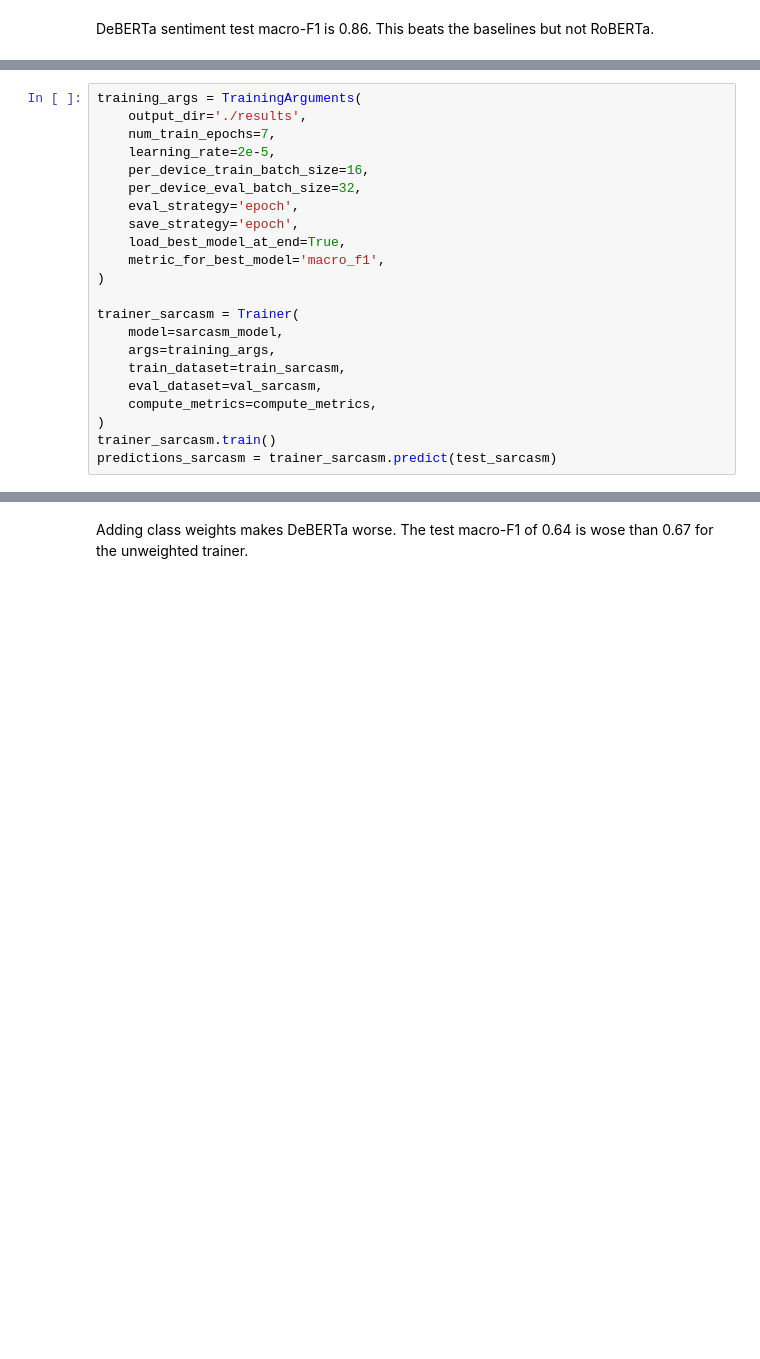
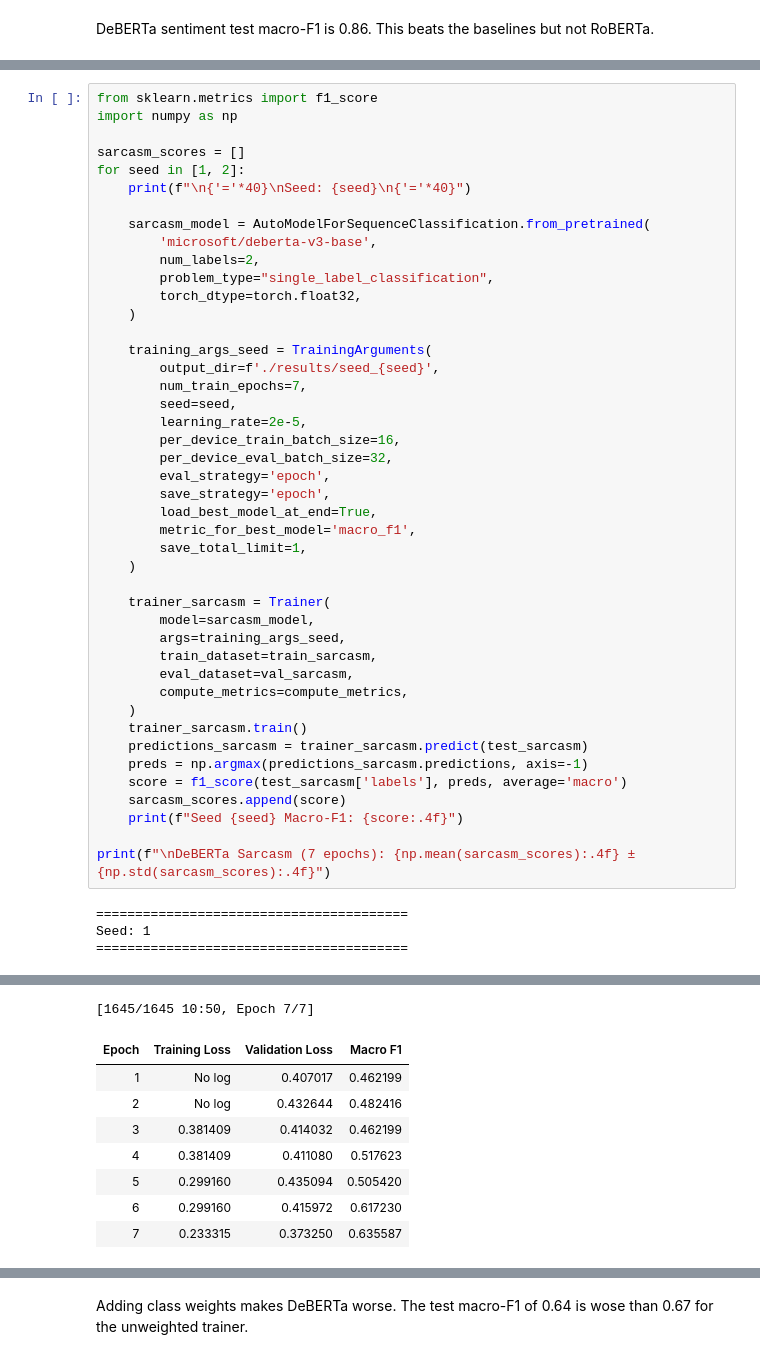
Before and after one commit to berkinksk/cross-dialect-sarcasm-detection, a Jupyter notebook: NLP_Baseline_SVM_and_RoBERTa_and_DeBERTa.ipynb, the cells around one changed output, grey strips where cells are left out. Saved outputs shown, nothing was run; the diff lists cells and outputs as text; blank space fills up the shorter version.

```diff
--- a/NLP_Baseline_SVM_and_RoBERTa_and_DeBERTa.ipynb
+++ b/NLP_Baseline_SVM_and_RoBERTa_and_DeBERTa.ipynb
@@ -778,22 +2154,48 @@ predictions_sarcasm = trainer_sarcasm.predict(test_sarcasm)
 # %%
-training_args = TrainingArguments(
-    output_dir='./results',
-    num_train_epochs=7,
-    learning_rate=2e-5,
-    per_device_train_batch_size=16,
-    per_device_eval_batch_size=32,
-    eval_strategy='epoch',
-    save_strategy='epoch',
-    load_best_model_at_end=True,
-    metric_for_best_model='macro_f1',
-)
+from sklearn.metrics import f1_score
+import numpy as np
 
-trainer_sarcasm = Trainer(
-    model=sarcasm_model,
-    args=training_args,
-    train_dataset=train_sarcasm,
-    eval_dataset=val_sarcasm,
-    compute_metrics=compute_metrics,
-)
-trainer_sarcasm.train()
-predictions_sarcasm = trainer_sarcasm.predict(test_sarcasm)
+sarcasm_scores = []
+for seed in [1, 2]:
+    print(f"\n{'='*40}\nSeed: {seed}\n{'='*40}")
+
+    sarcasm_model = AutoModelForSequenceClassification.from_pretrained(
+        'microsoft/deberta-v3-base',
+        num_labels=2,
+        problem_type="single_label_classification",
+        torch_dtype=torch.float32,
+    )
+
+    training_args_seed = TrainingArguments(
+        output_dir=f'./results/seed_{seed}',
+        num_train_epochs=7,
+        seed=seed,
+        learning_rate=2e-5,
+        per_device_train_batch_size=16,
+        per_device_eval_batch_size=32,
+        eval_strategy='epoch',
+        save_strategy='epoch',
+        load_best_model_at_end=True,
+        metric_for_best_model='macro_f1',
+        save_total_limit=1,
+    )
+
+    trainer_sarcasm = Trainer(
+        model=sarcasm_model,
+        args=training_args_seed,
+        train_dataset=train_sarcasm,
+        eval_dataset=val_sarcasm,
+        compute_metrics=compute_metrics,
+    )
+    trainer_sarcasm.train()
+    predictions_sarcasm = trainer_sarcasm.predict(test_sarcasm)
+    preds = np.argmax(predictions_sarcasm.predictions, axis=-1)
+    score = f1_score(test_sarcasm['labels'], preds, average='macro')
+    sarcasm_scores.append(score)
+    print(f"Seed {seed} Macro-F1: {score:.4f}")
+
+print(f"\nDeBERTa Sarcasm (7 epochs): {np.mean(sarcasm_scores):.4f} ± {np.std(sarcasm_scores):.4f}")
+# %% [output]
+========================================
+Seed: 1
+========================================
@@ -799,0 +2219,9 @@ predictions_sarcasm = trainer_sarcasm.predict(test_sarcasm)
+[1645/1645 10:50, Epoch 7/7]
+| Epoch | Training Loss | Validation Loss | Macro F1 |
+| 1 | No log | 0.407017 | 0.462199 |
+| 2 | No log | 0.432644 | 0.482416 |
+| 3 | 0.381409 | 0.414032 | 0.462199 |
+| 4 | 0.381409 | 0.411080 | 0.517623 |
+| 5 | 0.299160 | 0.435094 | 0.505420 |
+| 6 | 0.299160 | 0.415972 | 0.617230 |
+| 7 | 0.233315 | 0.373250 | 0.635587 |
```
Also changed, not shown: parts of 30 cells of this notebook.
